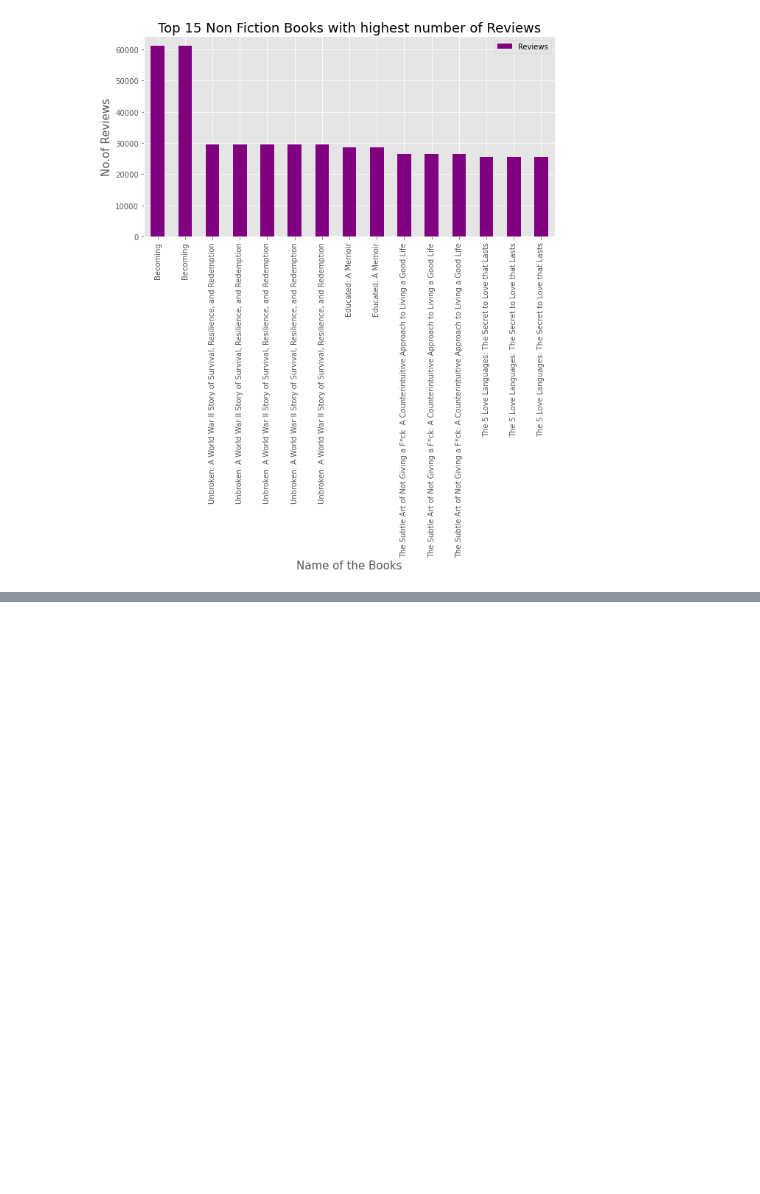
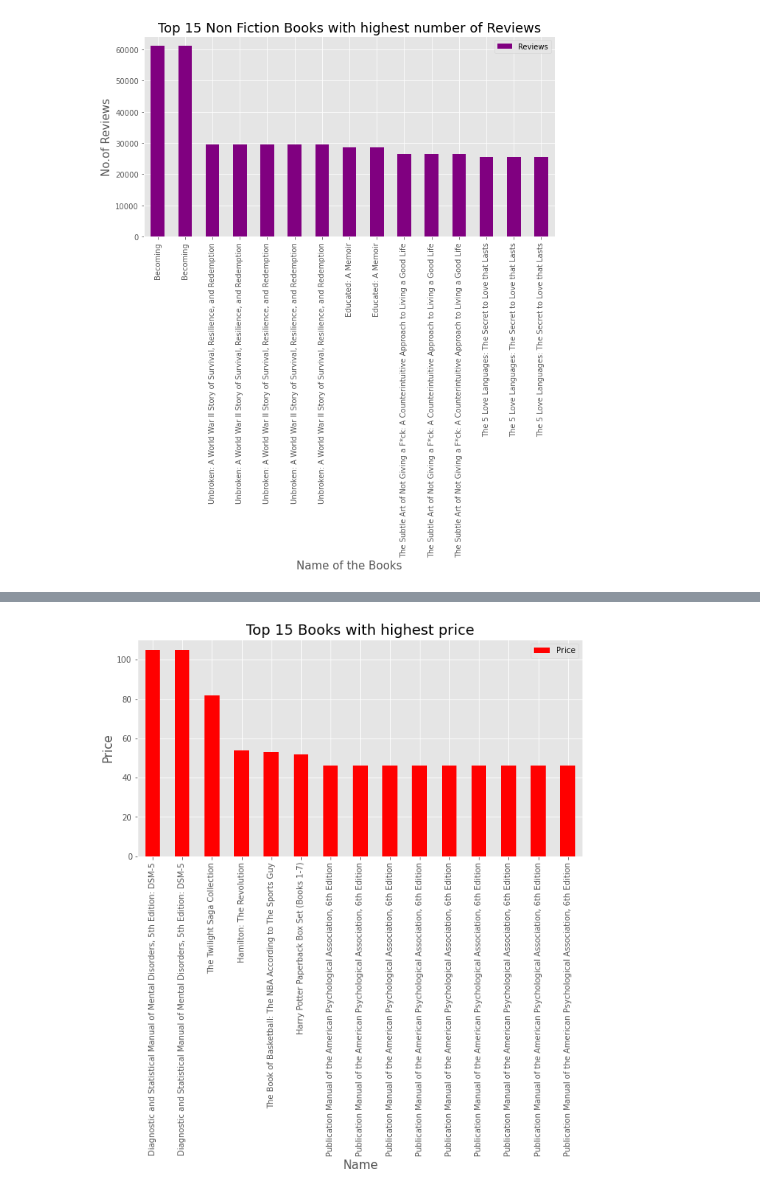
Before and after one commit to nivi-1993/Data-analysis, a Jupyter notebook: EDA on bestselling books.ipynb, the cells around one changed output, grey strips where cells are left out. Saved outputs shown, nothing was run; the diff lists cells and outputs as text; code cells hidden in the pictures; blank space fills up the shorter version.

```diff
--- a/EDA on bestselling books.ipynb
+++ b/EDA on bestselling books.ipynb
@@ -372,3 +372,12 @@ Nonfict_df.head(15)
 | 327 | The 5 Love Languages: The Secret ... | Gary Chapman | 4.8 | 25554 | 8 | 2017 | Non Fiction |
 | 326 | The 5 Love Languages: The Secret ... | Gary Chapman | 4.8 | 25554 | 8 | 2016 | Non Fiction |
 | 328 | The 5 Love Languages: The Secret ... | Gary Chapman | 4.8 | 25554 | 8 | 2018 | Non Fiction |
+# %%
+plt.rcParams['figure.figsize'] = (10,5)
+df[['Name', 'Price']].nlargest(15,'Price').plot.bar(x='Name', y='Price',color='red')
+plt.title('Top 15 Books with highest price',fontsize=18)
+plt.xlabel('Name',fontsize=15)
+plt.ylabel('Price',fontsize=15)
+plt.show()
+# %% [output]
+[figure, added]
```
Also changed, not shown: parts of 12 cells of this notebook.
